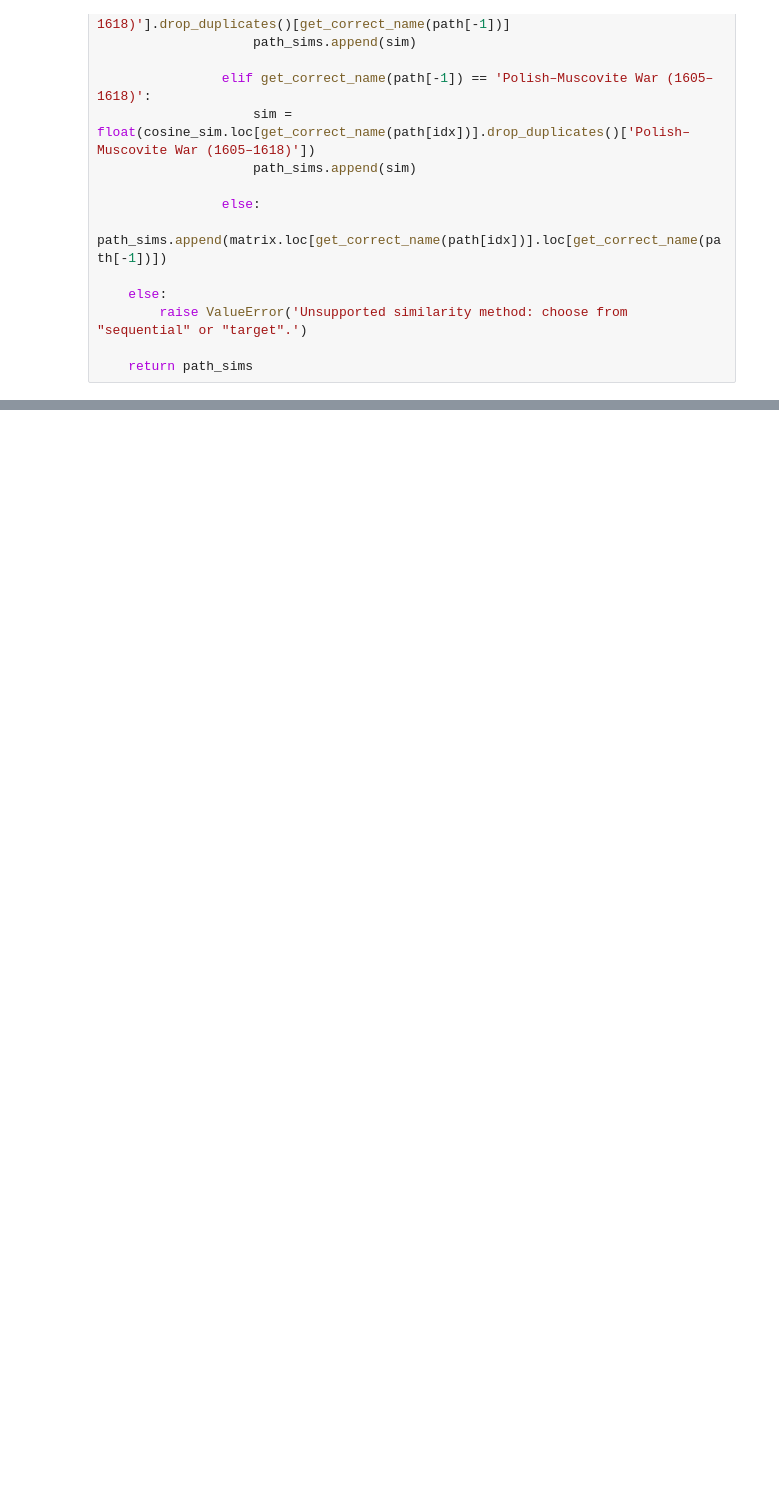
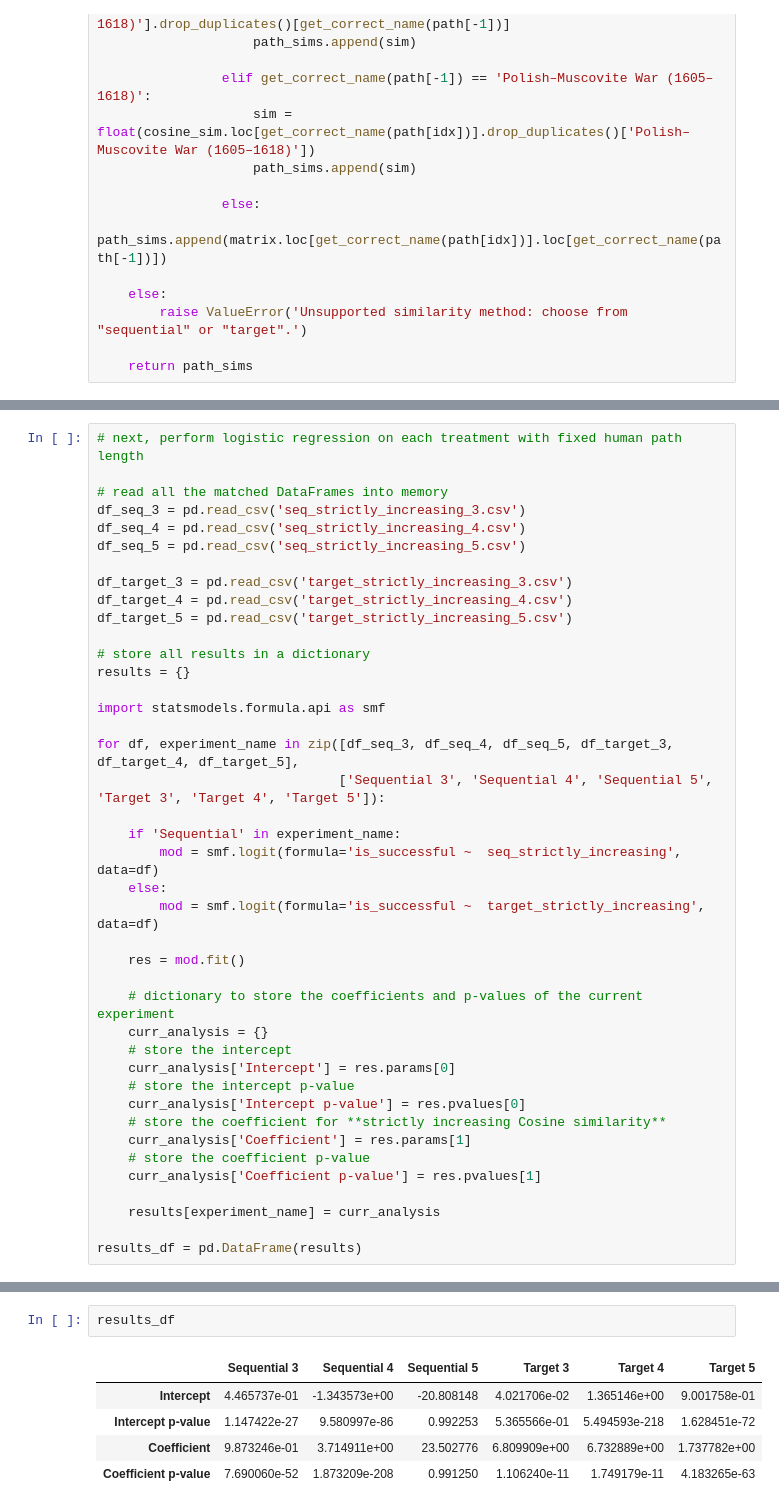
Before and after one commit to epfl-ada/ada-2022-project-theadalyzers, a Jupyter notebook: Dataset-Processing.ipynb, the cells around one changed output, grey strips where cells are left out. Saved outputs shown, nothing was run; the diff lists cells and outputs as text; blank space fills up the shorter version.

Commit message:
matched analysis on semantic distance

```diff
--- a/Dataset-Processing.ipynb
+++ b/Dataset-Processing.ipynb
@@ -609,0 +674,41 @@ print(f'There are a total of {len(unfinished_paths_seq_bool)} unsuccessful navig
+# %%
+# next, perform logistic regression on each treatment with fixed human path length
+
+# read all the matched DataFrames into memory
+df_seq_3 = pd.read_csv('seq_strictly_increasing_3.csv')
+df_seq_4 = pd.read_csv('seq_strictly_increasing_4.csv')
+df_seq_5 = pd.read_csv('seq_strictly_increasing_5.csv')
+
+df_target_3 = pd.read_csv('target_strictly_increasing_3.csv')
+df_target_4 = pd.read_csv('target_strictly_increasing_4.csv')
+df_target_5 = pd.read_csv('target_strictly_increasing_5.csv')
+
+# store all results in a dictionary
+results = {}
+
+import statsmodels.formula.api as smf
+
+for df, experiment_name in zip([df_seq_3, df_seq_4, df_seq_5, df_target_3, df_target_4, df_target_5],
+                               ['Sequential 3', 'Sequential 4', 'Sequential 5', 'Target 3', 'Target 4', 'Target 5']):
+
+    if 'Sequential' in experiment_name:
+        mod = smf.logit(formula='is_successful ~  seq_strictly_increasing', data=df)
+    else:
+        mod = smf.logit(formula='is_successful ~  target_strictly_increasing', data=df)
+
+    res = mod.fit()
+
+    # dictionary to store the coefficients and p-values of the current experiment
+    curr_analysis = {}
+    # store the intercept
+    curr_analysis['Intercept'] = res.params[0]
+    # store the intercept p-value
+    curr_analysis['Intercept p-value'] = res.pvalues[0]
+    # store the coefficient for **strictly increasing Cosine similarity**
+    curr_analysis['Coefficient'] = res.params[1]
+    # store the coefficient p-value
+    curr_analysis['Coefficient p-value'] = res.pvalues[1]
+
+    results[experiment_name] = curr_analysis
+
+results_df = pd.DataFrame(results)
@@ -609,0 +734,8 @@ print(f'There are a total of {len(unfinished_paths_seq_bool)} unsuccessful navig
+# %%
+results_df
+# %% [output]
+|  | Sequential 3 | Sequential 4 | Sequential 5 | Target 3 | Target 4 | Target 5 |
+| Intercept | 4.465737e-01 | -1.343573e+00 | -20.808148 | 4.021706e-02 | 1.365146e+00 | 9.001758e-01 |
+| Intercept p-value | 1.147422e-27 | 9.580997e-86 | 0.992253 | 5.365566e-01 | 5.494593e-218 | 1.628451e-72 |
+| Coefficient | 9.873246e-01 | 3.714911e+00 | 23.502776 | 6.809909e+00 | 6.732889e+00 | 1.737782e+00 |
+| Coefficient p-value | 7.690060e-52 | 1.873209e-208 | 0.991250 | 1.106240e-11 | 1.749179e-11 | 4.183265e-63 |
```
Also changed, not shown: parts of 24 cells of this notebook, 7 other files.
